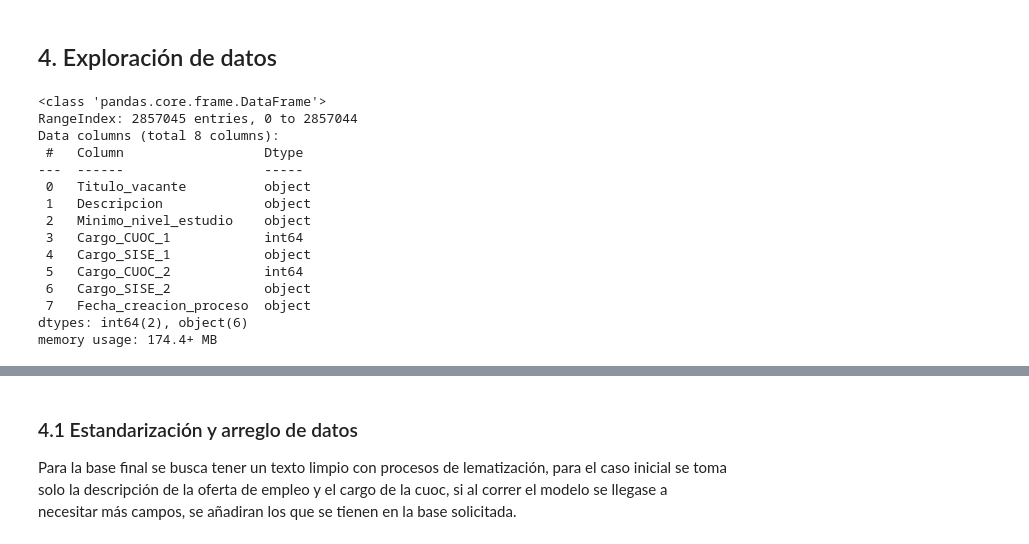
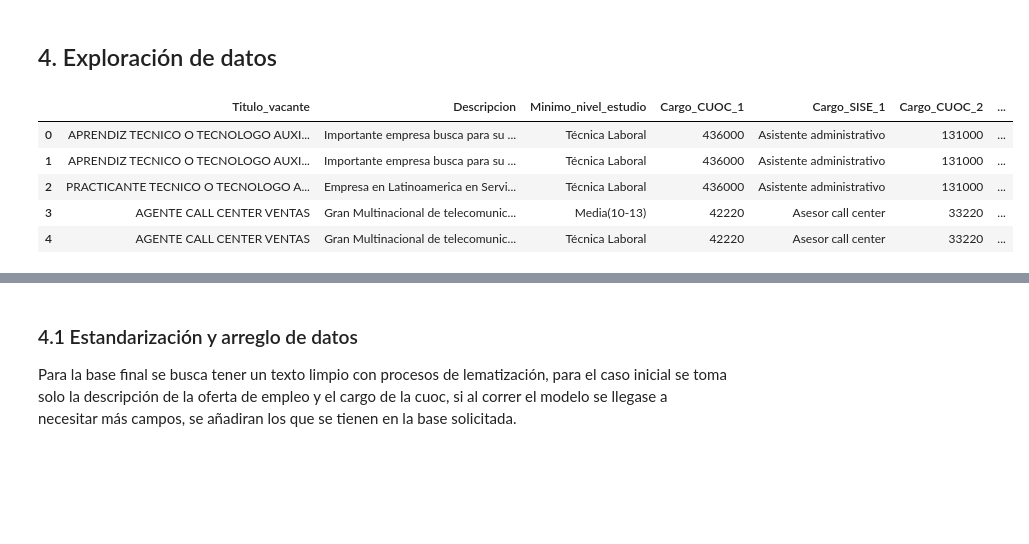
Before and after one commit to vernymendoza/DSA202515_Project, a Jupyter notebook: Proyecto_DSA_grupo28.ipynb, the cells around one changed output, grey strips where cells are left out. Saved outputs shown, nothing was run; the diff lists cells and outputs as text; code cells hidden in the pictures; blank space fills up the shorter version.

```diff
--- a/Proyecto_DSA_grupo28.ipynb
+++ b/Proyecto_DSA_grupo28.ipynb
@@ -38,20 +38,11 @@ import numpy as np
 import matplotlib.pyplot as plt
 # %%
 base= pd.read_csv('Ofertas_proyecto_U_DSA202515.csv', sep=';')
-base.info()
+base.head(5)
 # %% [output]
-<class 'pandas.core.frame.DataFrame'>
-RangeIndex: 2857045 entries, 0 to 2857044
-Data columns (total 8 columns):
- #   Column                  Dtype
----  ------                  -----
- 0   Titulo_vacante          object
- 1   Descripcion             object
- 2   Minimo_nivel_estudio    object
- 3   Cargo_CUOC_1            int64
- 4   Cargo_SISE_1            object
- 5   Cargo_CUOC_2            int64
- 6   Cargo_SISE_2            object
- 7   Fecha_creacion_proceso  object
-dtypes: int64(2), object(6)
-memory usage: 174.4+ MB
+|  | Titulo_vacante | Descripcion | Minimo_nivel_estudio | Cargo_CUOC_1 | Cargo_SISE_1 | Cargo_CUOC_2 | ... |
+| 0 | APRENDIZ TECNICO O TECNOLOGO AUXI... | Importante empresa busca para su ... | Técnica Laboral | 436000 | Asistente administrativo | 131000 | ... |
+| 1 | APRENDIZ TECNICO O TECNOLOGO AUXI... | Importante empresa busca para su ... | Técnica Laboral | 436000 | Asistente administrativo | 131000 | ... |
+| 2 | PRACTICANTE TECNICO O TECNOLOGO A... | Empresa en Latinoamerica en Servi... | Técnica Laboral | 436000 | Asistente administrativo | 131000 | ... |
+| 3 | AGENTE CALL CENTER VENTAS | Gran Multinacional de telecomunic... | Media(10-13) | 42220 | Asesor call center | 33220 | ... |
+| 4 | AGENTE CALL CENTER VENTAS | Gran Multinacional de telecomunic... | Técnica Laboral | 42220 | Asesor call center | 33220 | ... |
```
Also changed, not shown: parts of 5 cells of this notebook.
